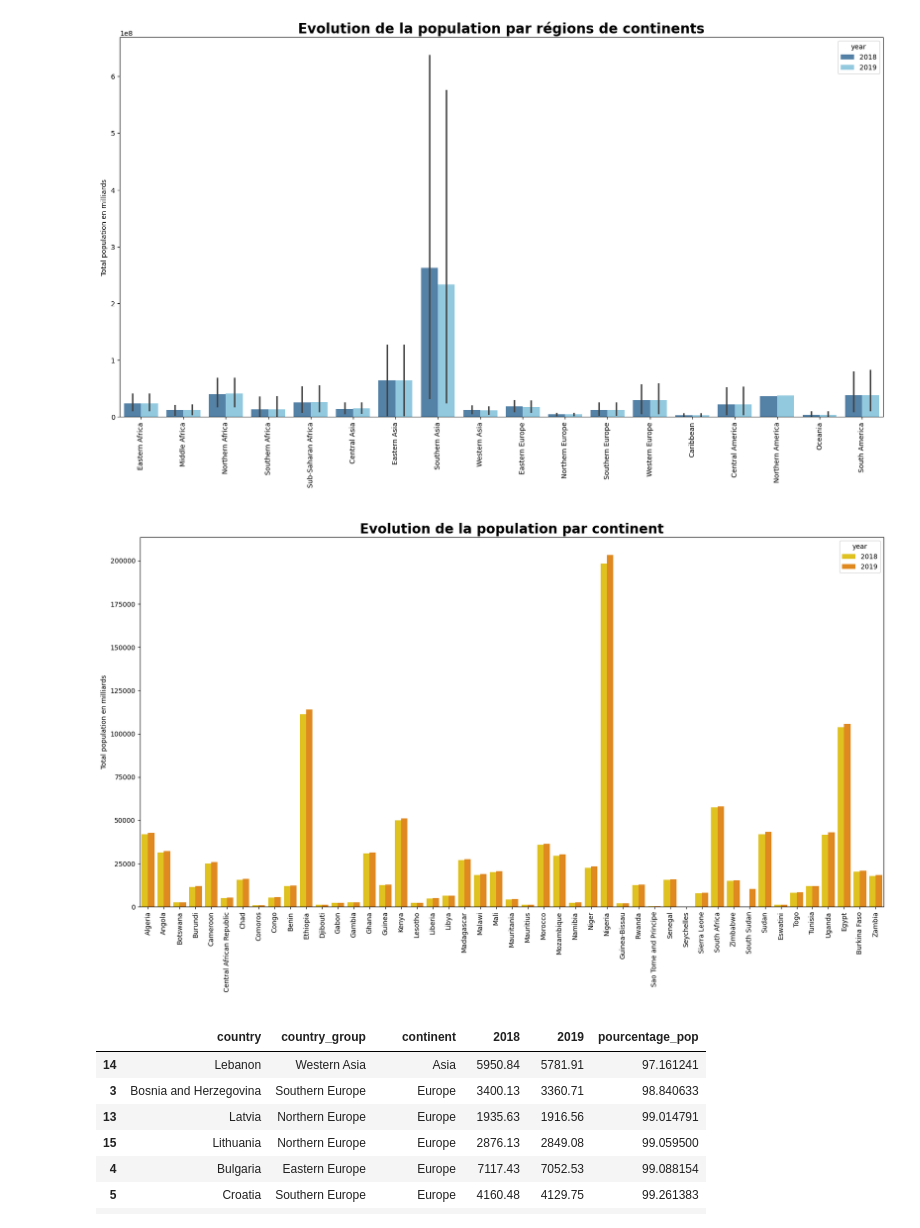
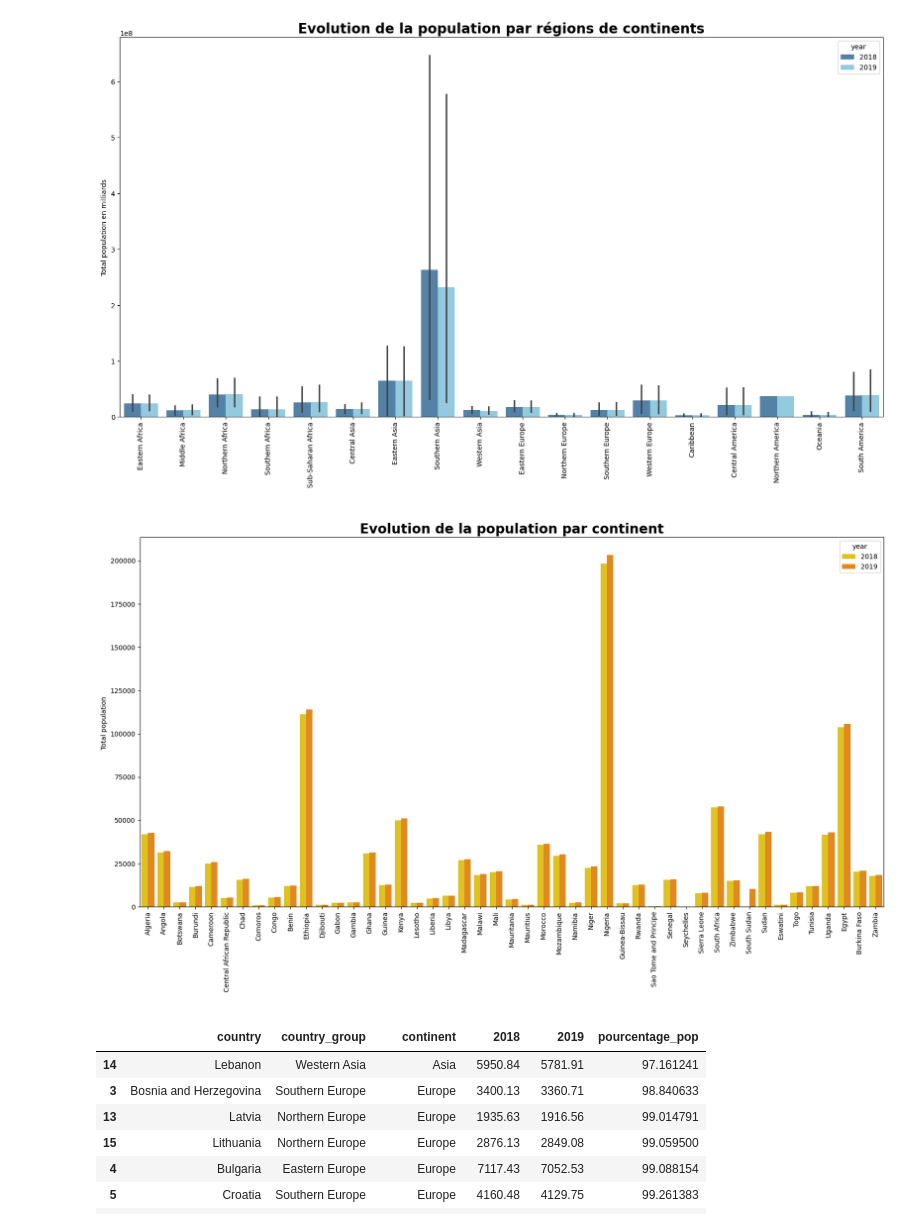
Before and after one commit to t7bo/pandas_fao, a Jupyter notebook: main.ipynb, the cells around one changed output. Saved outputs shown, nothing was run; the diff lists cells and outputs as text; code cells hidden in the pictures.

```diff
--- a/main.ipynb
+++ b/main.ipynb
@@ -1044,17 +1028,17 @@ plt.show()
 # %%
 plt.figure(figsize=(20, 10))
 
 custom_palette = {2018 : "gold", 2019: "darkorange"}
 
 plt.title('Evolution de la population par continent', fontsize="20", fontweight="bold")
 plt.xlabel(' ')
-plt.ylabel('Total population en milliards')
+plt.ylabel('Total population ')
 sns.barplot(x='country', y='pop_1000_hab', data=afrique_df, hue="year", palette=custom_palette)
 plt.xticks(rotation=90)
 
 plt.show()
 # %% [output]
-[figure, old version]
+[figure, new version]
 # %%
 # QUELS SONT LES PAYS OU LA POP 2019 EST MOINS ELEVEE QUE CELLE DE 2018 ?
 
```
Also changed, not shown: parts of 28 cells of this notebook, 1 other file.
